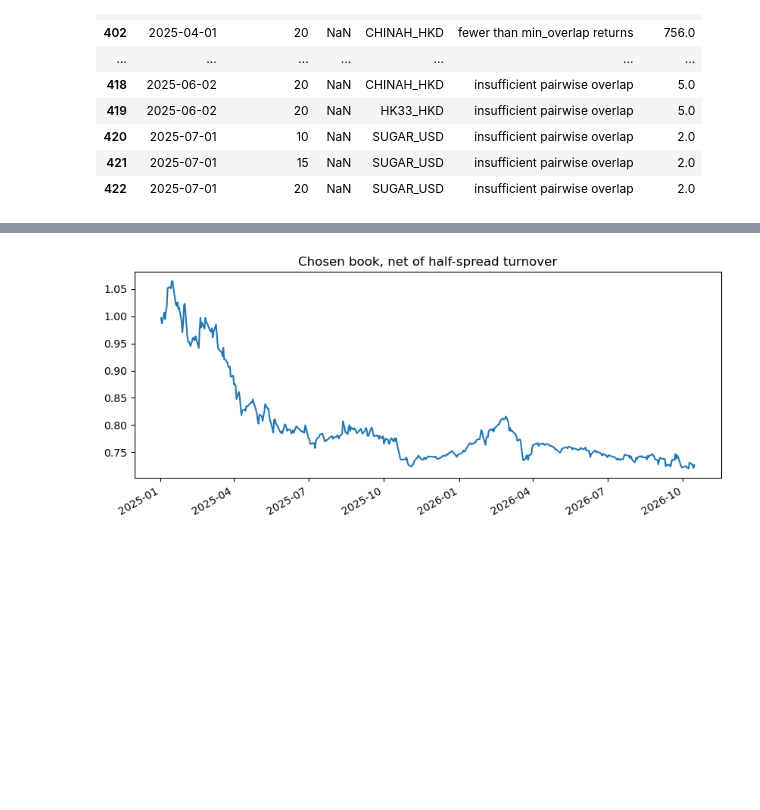
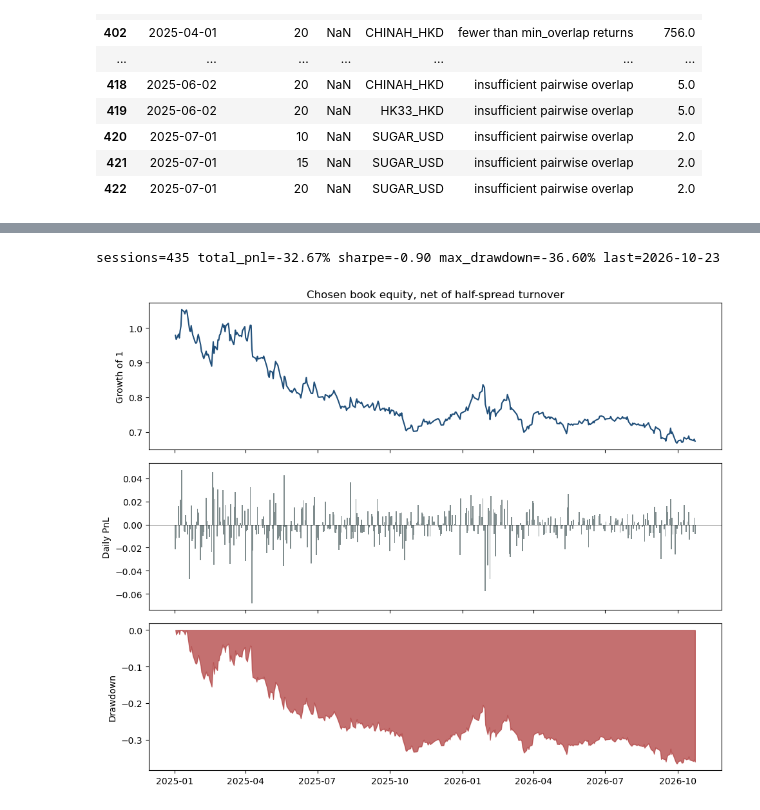
Before and after one commit to Centheos1/trading, a Jupyter notebook: notebooks/11_oanda_frontier.ipynb, the cells around one changed output, grey strips where cells are left out. Drawn from its saved outputs; the diff is of its cells as text; code cells hidden in the pictures; blank space fills up the shorter version.

```diff
--- a/notebooks/11_oanda_frontier.ipynb
+++ b/notebooks/11_oanda_frontier.ipynb
@@ -66,10 +69,13 @@ first=2022-01-03 last=2026-10-16
 
 Plans in this result use a research NAV of 100,000 and status `simulated`. `submit_plan` refuses that status, so these rows cannot be sent by accident.
 # %%
-config = FrontierConfig()
+broker = PracticeBroker()
+margin_rates = broker.margin_rates(list(closes.columns))
+config = FrontierConfig(margin_rates=margin_rates)
 result = simulate(closes, spreads, config)
 print(
     f"plans={len(result.plans)} skips={len(result.skips)} "
-    f"exclusions={len(result.exclusions)} chosen_days={len(result.chosen_returns)}"
+    f"exclusions={len(result.exclusions)} chosen_days={len(result.chosen_returns)} "
+    f"margin_rates={len(margin_rates)}"
 )
 # %% [output]
@@ -138,13 +144,36 @@ pd.DataFrame(result.skips)
 # %%
+import matplotlib.pyplot as plt
+
+from oanda_portfolio.frontier import annualization_factor
+
 if result.chosen_returns.empty:
     print("No chosen book yet. The burn-in is 756 sessions plus 12 scored months.")
 else:
-    equity = (1.0 + result.chosen_returns).cumprod()
-    equity.name = "chosen_equity"
-    equity.plot(title="Chosen book, net of half-spread turnover", figsize=(10, 4))
+    rets = result.chosen_returns.dropna()
+    equity = (1.0 + rets).cumprod()
+    drawdown = equity / equity.cummax() - 1.0
+    factor = annualization_factor(pd.DatetimeIndex(rets.index))
+    sharpe = float(rets.mean() / rets.std(ddof=1) * np.sqrt(factor))
+    print(
+        f"sessions={len(rets)} total_pnl={float(equity.iloc[-1] - 1.0):.2%} "
+        f"sharpe={sharpe:.2f} max_drawdown={float(drawdown.min()):.2%} "
+        f"last={rets.index[-1].date()}"
+    )
+    fig, axes = plt.subplots(3, 1, figsize=(10, 8), sharex=True)
+    axes[0].plot(equity.index, equity.to_numpy(), color="#1f4e79")
+    axes[0].set_ylabel("Growth of 1")
+    axes[0].set_title("Chosen book equity, net of half-spread turnover")
+    axes[1].bar(rets.index, rets.to_numpy(), width=1.5, color="#7f8c8d")
+    axes[1].axhline(0, color="black", lw=0.4)
+    axes[1].set_ylabel("Daily PnL")
+    axes[2].fill_between(drawdown.index, drawdown.to_numpy(), 0, color="#b04040", alpha=0.75)
+    axes[2].set_ylabel("Drawdown")
+    fig.tight_layout()
+    plt.show()
     equity.tail()
 # %% [output]
+sessions=435 total_pnl=-32.67% sharpe=-0.90 max_drawdown=-36.60% last=2026-10-23
-[figure, old version]
+[figure, new version]
 # %%
 if result.final_weights is None:
     print("No final weights.")
```
Also changed, not shown: parts of 12 cells of this notebook, 39 other files.
